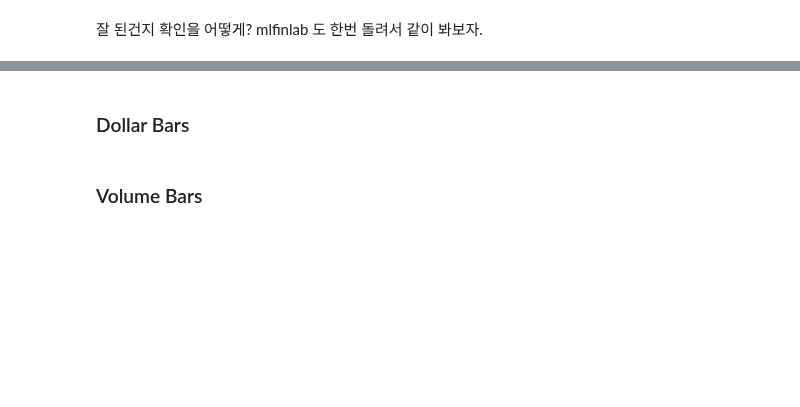
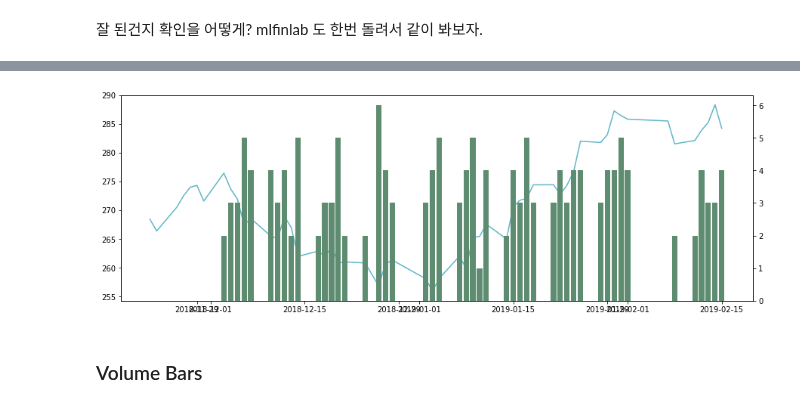
Before and after one commit to kooBH/FinanceServer, a Jupyter notebook: DE_PRADO/ch2.ipynb, the cells around one changed output, grey strips where cells are left out. Cells and saved outputs as stored; diff of their text form; code cells hidden in the pictures; blank space fills up the shorter version.

```diff
--- a/DE_PRADO/ch2.ipynb
+++ b/DE_PRADO/ch2.ipynb
@@ -497,13 +466,3 @@ mlfinlab 도 한번 돌려서 같이 봐보자.
 1. 일간 데이터로 변환
 2. 각 일간 tick_bar의 수를 받자.
 3. 표시
-# %%
-logic = {
-    'close'  : 'last',
-    }
-
-data = data.resample('D').apply(logic)
-data = data.dropna()
-display(data.head())
-display(data.tail())
-data.plot()
@@ -582,9 +469,39 @@ def tick_bar(data,threshold=100):
+# %%
+tick['dummy'] = 1
+logic_tick = {
+    'dummy'  : 'sum'
+    }
+tick_temp = tick.resample ('D' ).apply(logic_tick)
+
+logic = {
+    'close'  : 'last',
+    }
+
+data_day = data.resample('D').apply(logic)
+data_day = data_day.dropna()
+#display(data_day.head())
+#display(data_day.tail())
+
+#display(tick_temp.head())
+#display(tick_temp.tail())
+# %%
+# https://fraserlab.com/2014/08/20/Figures-with-Python/
+
+fig, ax1 = plt.subplots()
+
+ax1.plot(data_day.index, data_day['close'],color='#60b6c9')
+ax2 = ax1.twinx()
+
+ax2 = ax2.bar(tick_temp.index, tick_temp['dummy'],color='#5d8c70')
+fig.set_figwidth(15)
+fig.set_figheight(5)
+plt.show()
+# %% [output]
+[figure, added]
 # %%
 for i in [10,100,1000] :
     plt.figure()
     plt.title('tick_imbalance with threshold '+ str(i))
     plt.plot(tick_bar(data,i))
-# %% [markdown]
-### Dollar Bars
 # %% [markdown]
 ### Volume Bars
```
Also changed, not shown: parts of 25 cells of this notebook, 5 other files.
